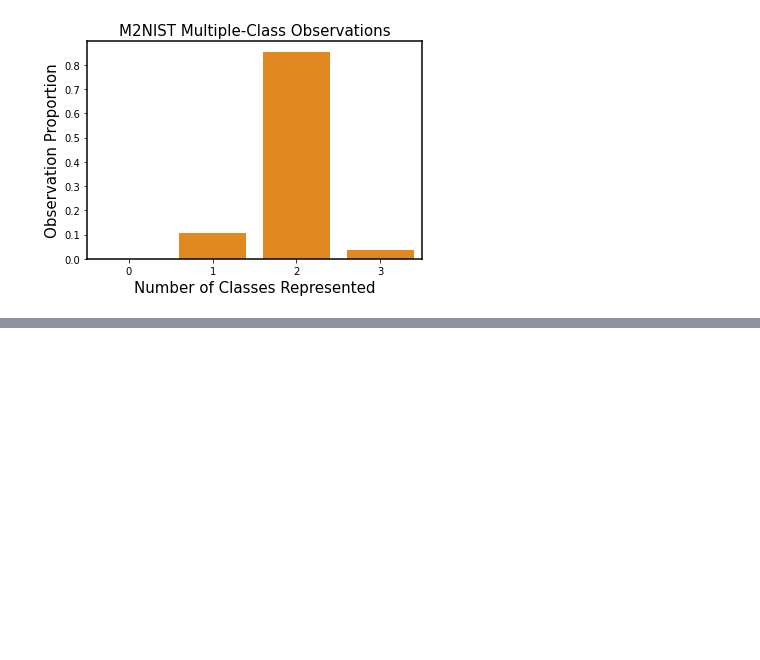
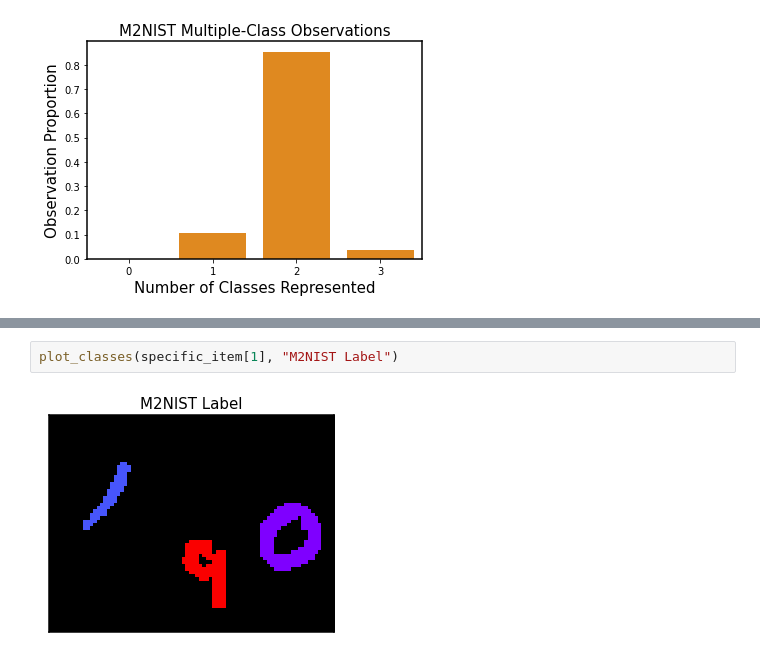
Before and after one commit to EganJ/CS4375Project, a Jupyter notebook: visualize_data.ipynb, the cells around one changed output, grey strips where cells are left out. Drawn from its saved outputs; the diff is of its cells as text; blank space fills up the shorter version.

```diff
--- a/visualize_data.ipynb
+++ b/visualize_data.ipynb
@@ -87,0 +107,4 @@ Text(0.5, 1.0, 'M2NIST Multiple-Class Observations')
+# %%
+plot_classes(specific_item[1], "M2NIST Label")
+# %% [output]
+[figure, added]
```
Also changed, not shown: parts of 5 cells of this notebook, 4 other files.
